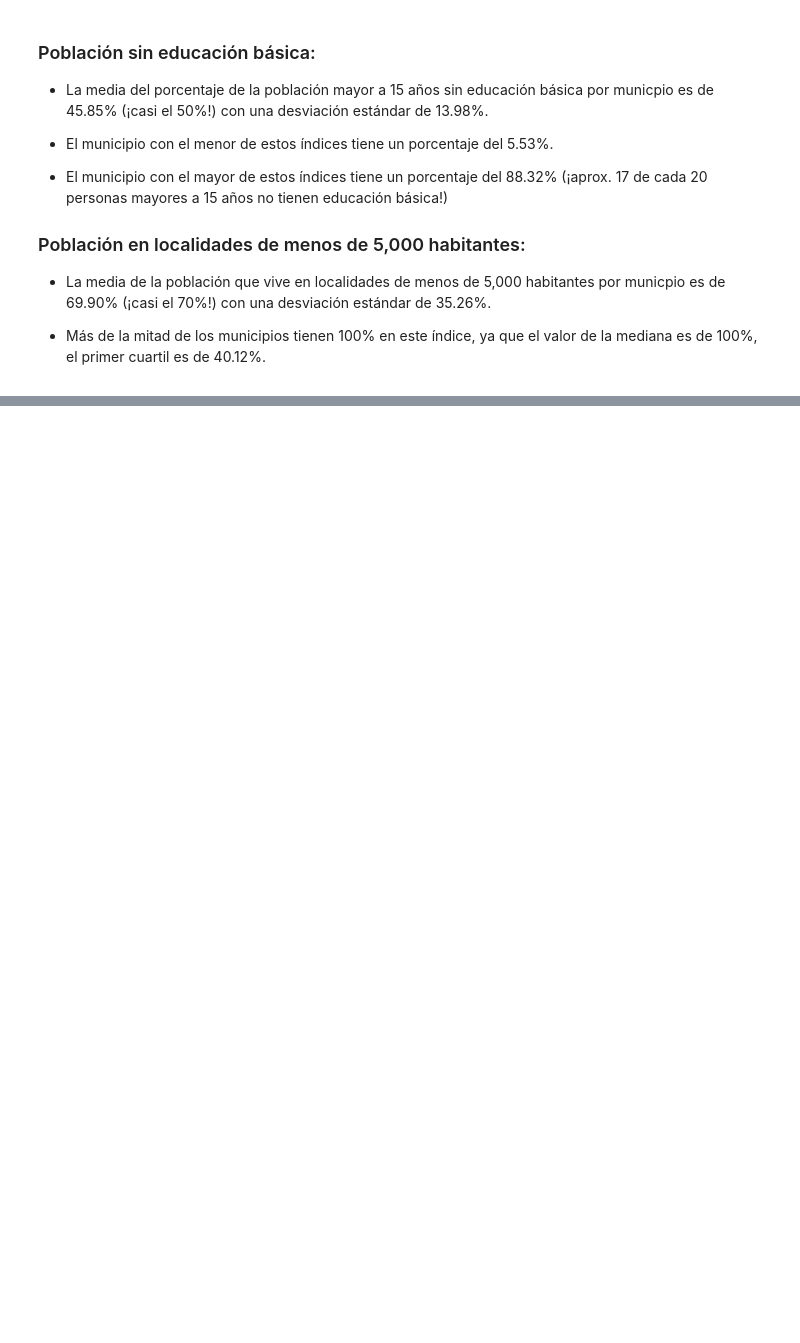
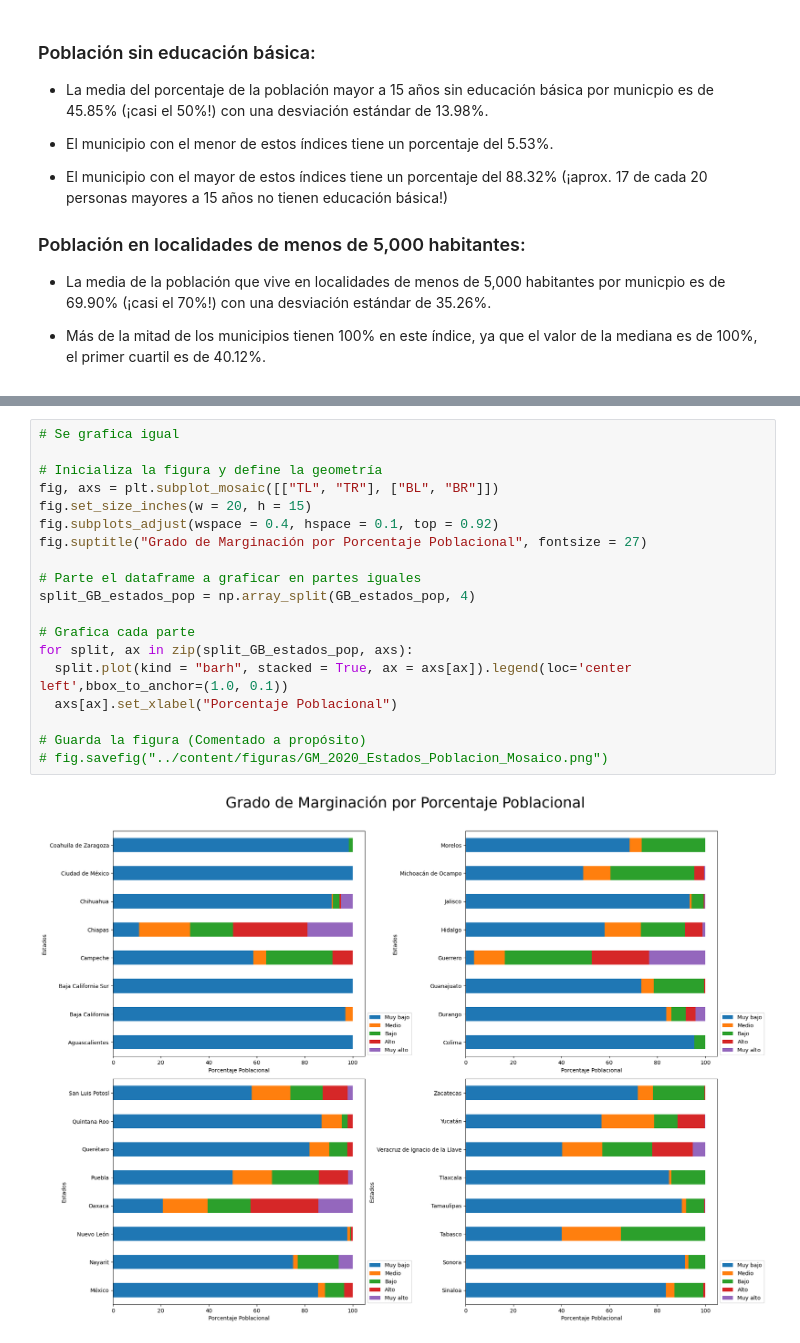
Before and after one commit to SolidTitanium/TrabajoFinalPrograMCD-GEFS, a Jupyter notebook: ProyectoProgramacionGEFS.ipynb, the cells around one changed output, grey strips where cells are left out. Drawn from its saved outputs; the diff is of its cells as text; blank space fills up the shorter version.

```diff
--- a/ProyectoProgramacionGEFS.ipynb
+++ b/ProyectoProgramacionGEFS.ipynb
@@ -203,0 +242,21 @@ Name: CVE_MUN, dtype: object
+# %%
+# Se grafica igual
+
+# Inicializa la figura y define la geometría
+fig, axs = plt.subplot_mosaic([["TL", "TR"], ["BL", "BR"]])
+fig.set_size_inches(w = 20, h = 15)
+fig.subplots_adjust(wspace = 0.4, hspace = 0.1, top = 0.92)
+fig.suptitle("Grado de Marginación por Porcentaje Poblacional", fontsize = 27)
+
+# Parte el dataframe a graficar en partes iguales
+split_GB_estados_pop = np.array_split(GB_estados_pop, 4)
+
+# Grafica cada parte
+for split, ax in zip(split_GB_estados_pop, axs):
+  split.plot(kind = "barh", stacked = True, ax = axs[ax]).legend(loc='center left',bbox_to_anchor=(1.0, 0.1))
+  axs[ax].set_xlabel("Porcentaje Poblacional")
+
+# Guarda la figura (Comentado a propósito)
+# fig.savefig("../content/figuras/GM_2020_Estados_Poblacion_Mosaico.png")
+# %% [output]
+[figure, added]
```
Also changed, not shown: parts of 17 cells of this notebook.
